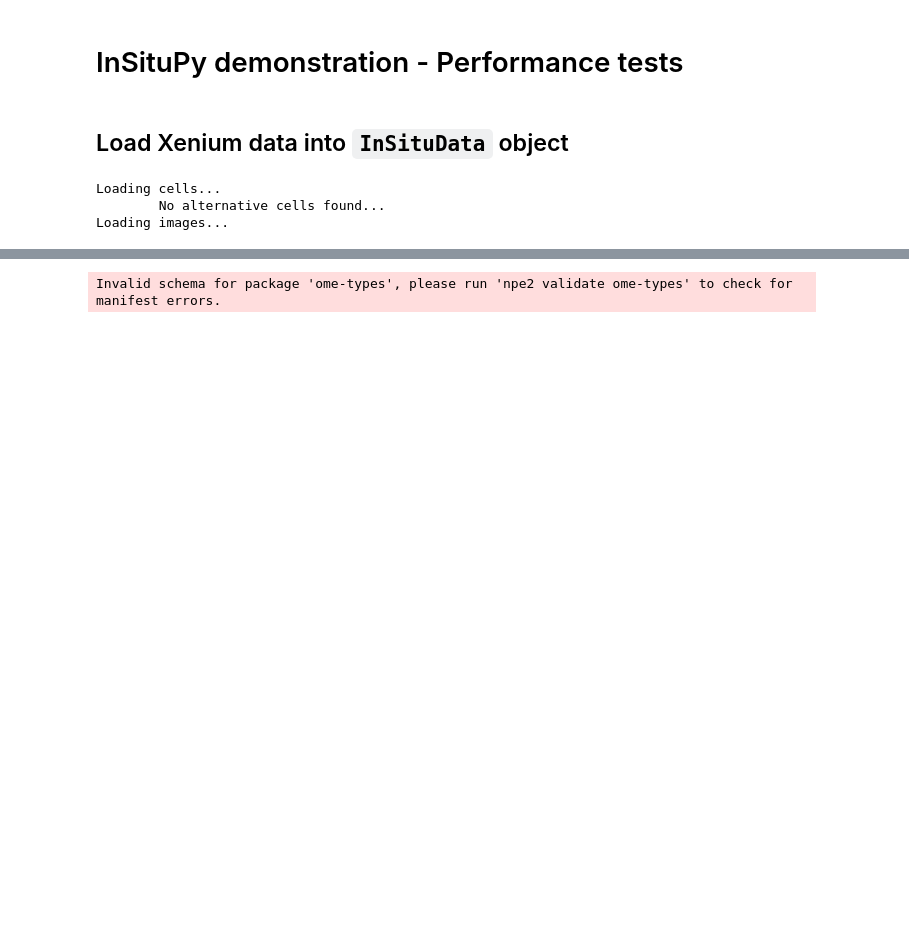
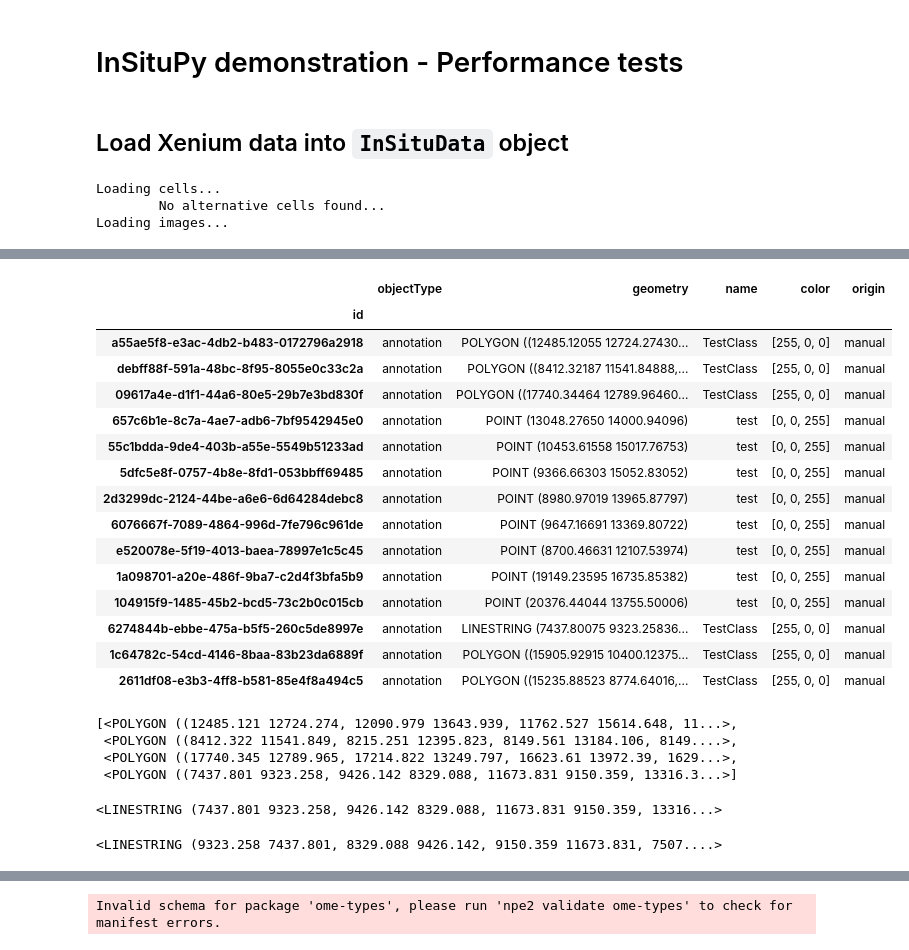
Before and after one commit to b-lemke98/InSituPy-1, a Jupyter notebook: notebooks/dev/test_expression_along_axis.ipynb, the cells around one changed output, grey strips where cells are left out. Saved outputs shown, nothing was run; the diff lists cells and outputs as text; code cells hidden in the pictures; blank space fills up the shorter version.

```diff
--- a/notebooks/dev/test_expression_along_axis.ipynb
+++ b/notebooks/dev/test_expression_along_axis.ipynb
@@ -65,0 +198,19 @@ def calc_distance_from(
+# %%
+xd.annotations.TestKey
+# %% [output]
+|  | objectType | geometry | name | color | origin |
+| id |  |  |  |  |  |
+| a55ae5f8-e3ac-4db2-b483-0172796a2918 | annotation | POLYGON ((12485.12055 12724.27430... | TestClass | [255, 0, 0] | manual |
+| debff88f-591a-48bc-8f95-8055e0c33c2a | annotation | POLYGON ((8412.32187 11541.84888,... | TestClass | [255, 0, 0] | manual |
+| 09617a4e-d1f1-44a6-80e5-29b7e3bd830f | annotation | POLYGON ((17740.34464 12789.96460... | TestClass | [255, 0, 0] | manual |
+| 657c6b1e-8c7a-4ae7-adb6-7bf9542945e0 | annotation | POINT (13048.27650 14000.94096) | test | [0, 0, 255] | manual |
+| 55c1bdda-9de4-403b-a55e-5549b51233ad | annotation | POINT (10453.61558 15017.76753) | test | [0, 0, 255] | manual |
+| 5dfc5e8f-0757-4b8e-8fd1-053bbff69485 | annotation | POINT (9366.66303 15052.83052) | test | [0, 0, 255] | manual |
+| 2d3299dc-2124-44be-a6e6-6d64284debc8 | annotation | POINT (8980.97019 13965.87797) | test | [0, 0, 255] | manual |
+| 6076667f-7089-4864-996d-7fe796c961de | annotation | POINT (9647.16691 13369.80722) | test | [0, 0, 255] | manual |
+| e520078e-5f19-4013-baea-78997e1c5c45 | annotation | POINT (8700.46631 12107.53974) | test | [0, 0, 255] | manual |
+| 1a098701-a20e-486f-9ba7-c2d4f3bfa5b9 | annotation | POINT (19149.23595 16735.85382) | test | [0, 0, 255] | manual |
+| 104915f9-1485-45b2-bcd5-73c2b0c015cb | annotation | POINT (20376.44044 13755.50006) | test | [0, 0, 255] | manual |
+| 6274844b-ebbe-475a-b5f5-260c5de8997e | annotation | LINESTRING (7437.80075 9323.25836... | TestClass | [255, 0, 0] | manual |
+| 1c64782c-54cd-4146-8baa-83b23da6889f | annotation | POLYGON ((15905.92915 10400.12375... | TestClass | [255, 0, 0] | manual |
+| 2611df08-e3b3-4ff8-b581-85e4f8a494c5 | annotation | POLYGON ((15235.88523 8774.64016,... | TestClass | [255, 0, 0] | manual |
@@ -65,0 +219,15 @@ def calc_distance_from(
+# %%
+[Polygon(np.stack([ar[:, 1], ar[:, 0]], axis=1)) for ar in sl.data]
+# %% [output]
+[<POLYGON ((12485.121 12724.274, 12090.979 13643.939, 11762.527 15614.648, 11...>,
+ <POLYGON ((8412.322 11541.849, 8215.251 12395.823, 8149.561 13184.106, 8149....>,
+ <POLYGON ((17740.345 12789.965, 17214.822 13249.797, 16623.61 13972.39, 1629...>,
+ <POLYGON ((7437.801 9323.258, 9426.142 8329.088, 11673.831 9150.359, 13316.3...>]
+# %%
+LineString(np.flip(ar, axis=1))
+# %% [output]
+<LINESTRING (7437.801 9323.258, 9426.142 8329.088, 11673.831 9150.359, 13316...>
+# %%
+LineString(sl.data[-1])
+# %% [output]
+<LINESTRING (9323.258 7437.801, 8329.088 9426.142, 9150.359 11673.831, 7507....>
```
Also changed, not shown: parts of 69 cells of this notebook, 5 other files.
